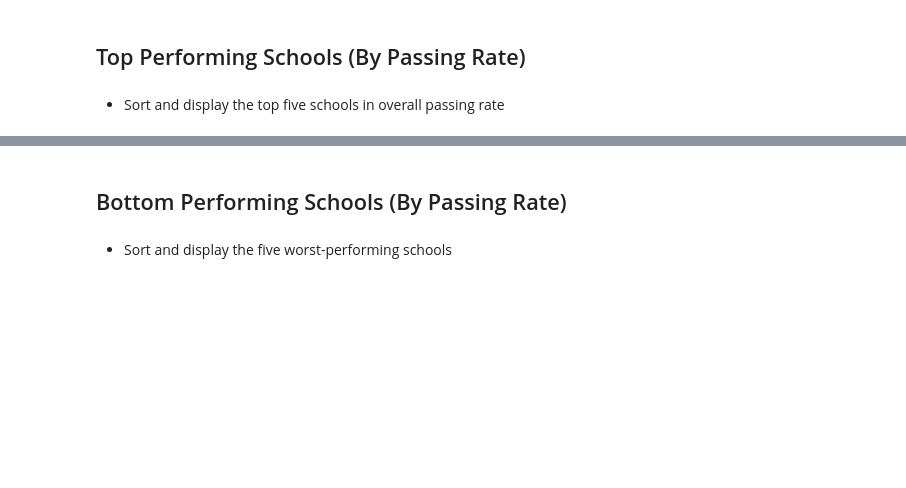
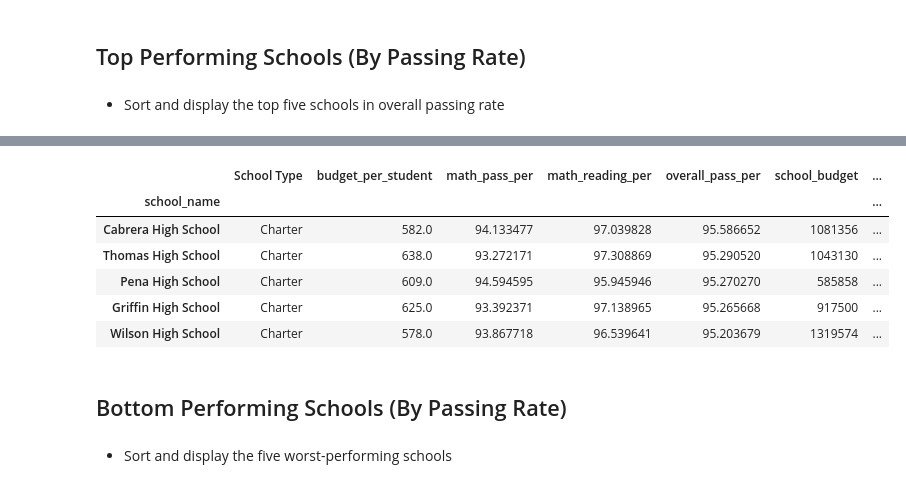
Before and after one commit to cpsundar/PyCitySchools_Pandas, a Jupyter notebook: PyCitySchools_starter.ipynb, the cells around one changed output, grey strips where cells are left out. Cells and saved outputs as stored; diff of their text form; code cells hidden in the pictures; blank space fills up the shorter version.

```diff
--- a/PyCitySchools_starter.ipynb
+++ b/PyCitySchools_starter.ipynb
@@ -122,3 +114,46 @@ dtype: float64
+# %%
+
+groupby_counts = school_data_complete.groupby(["school_name"])["school_name"].count()
+
+groupby_read_avg = school_data_complete.groupby(["school_name"])["reading_score"].mean()
+
+groupby_math_avg = school_data_complete.groupby(["school_name"])["math_score"].mean()
+
+groupby_type = school_data_complete.groupby(["school_name"])["type"].max()
+
+groupby_buget = school_data_complete.groupby(["school_name"])["budget"].max()
+
+groupby_per_student = groupby_buget/groupby_counts
+#print(f"{groupby_per_student}")
+
+df_math_pass = school_data_complete.loc[ school_data_complete["math_score"] >= 70, :]
+groupby_math_pass_count = df_math_pass.groupby(["school_name"])["school_name"].count()
+group_math_per = (groupby_math_pass_count/groupby_counts) * 100
+
+
+df_reading_pass = school_data_complete.loc[ school_data_complete["reading_score"] >= 70, :]
+groupby_reading_pass_count = df_reading_pass.groupby(["school_name"])["school_name"].count()
+group_reading_per = (groupby_reading_pass_count/groupby_counts) * 100
+
+overall_pass_avg = (group_math_per + group_reading_per)/2
+
+#print(f"{overall_pass_avg}")
+
+
+df_final = pd.DataFrame({"student_count":groupby_counts, "students_read_avg":groupby_read_avg, "students_math_avg":groupby_math_avg,
+                         "school_budget":groupby_buget, "budget_per_student":groupby_per_student, "School Type":groupby_type,
+                        "math_pass_per":group_math_per, "math_reading_per":group_reading_per, "overall_pass_per":overall_pass_avg})
+df_best_perform = df_final.sort_values("overall_pass_per", ascending=False)
+#df_final.sort_index()
+df_best_perform.head(5)
+# %% [output]
+|  | School Type | budget_per_student | math_pass_per | math_reading_per | overall_pass_per | school_budget | ... |
+| school_name |  |  |  |  |  |  | ... |
+| Cabrera High School | Charter | 582.0 | 94.133477 | 97.039828 | 95.586652 | 1081356 | ... |
+| Thomas High School | Charter | 638.0 | 93.272171 | 97.308869 | 95.290520 | 1043130 | ... |
+| Pena High School | Charter | 609.0 | 94.594595 | 95.945946 | 95.270270 | 585858 | ... |
+| Griffin High School | Charter | 625.0 | 93.392371 | 97.138965 | 95.265668 | 917500 | ... |
+| Wilson High School | Charter | 578.0 | 93.867718 | 96.539641 | 95.203679 | 1319574 | ... |
 # %% [markdown]
 ## Bottom Performing Schools (By Passing Rate)
 # %% [markdown]
```
Also changed, not shown: parts of 10 cells of this notebook.
